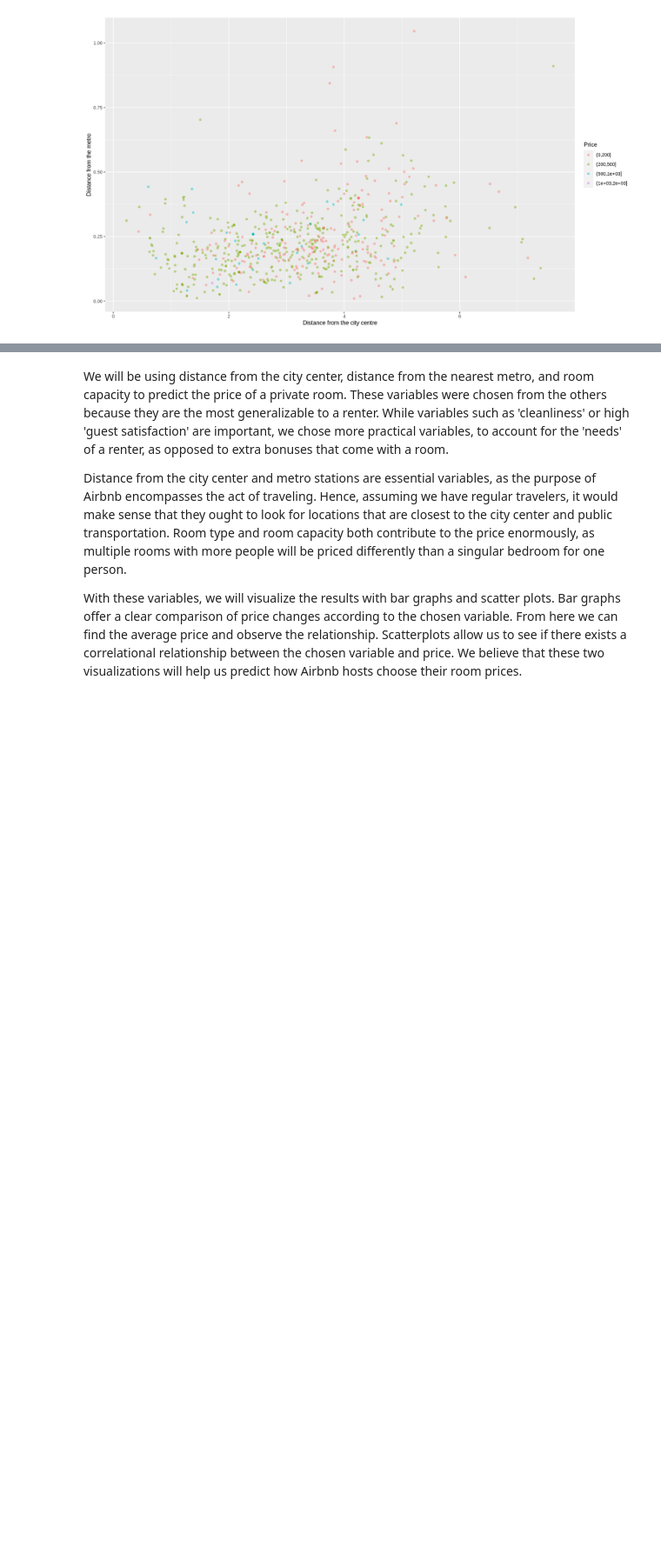
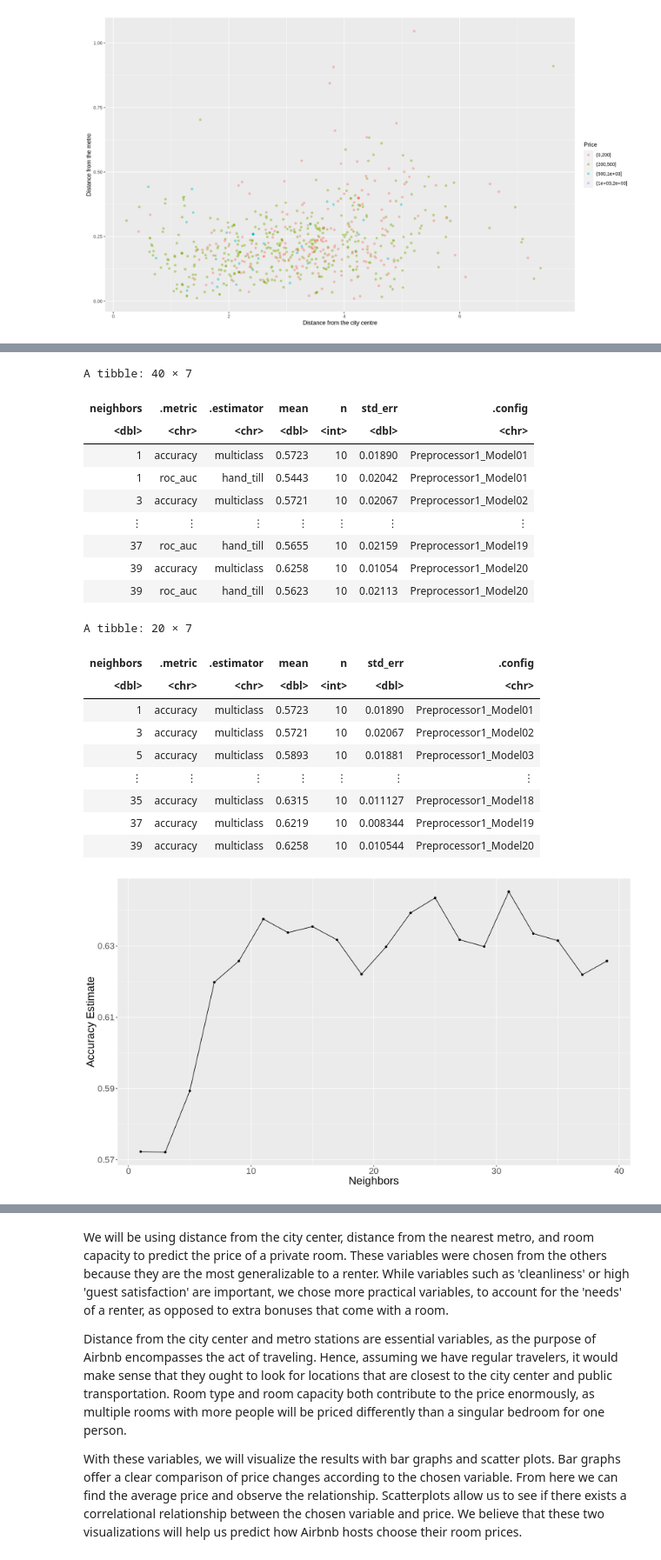
Before and after one commit to chadsc79/dsci-100-2022w2-group-7-section-005, a Jupyter notebook: dsci100_group_project_report_005.ipynb, the cells around one changed output, grey strips where cells are left out. Shown: that part at 87% size. Saved outputs shown, nothing was run; the diff lists cells and outputs as text; code cells hidden in the pictures; blank space fills up the shorter version.

```diff
--- a/dsci100_group_project_report_005.ipynb
+++ b/dsci100_group_project_report_005.ipynb
@@ -176,6 +162,6 @@ A tibble: 514 × 6
 # %%
 #pre-process the data
-paris_recipe <- recipe(realSum ~ dist + metro_dist, data = paris_train) |>
+paris_recipe <- recipe(price_range ~ dist + metro_dist, data = paris_train) |>
   step_scale(all_predictors()) |>
   step_center(all_predictors())
 
@@ -219,3 +221,24 @@ ERROR: Error in step_center(step_scale(recipe(realSum ~ dist + metro_dist, data
+A tibble: 40 × 7
+| neighbors | .metric | .estimator | mean | n | std_err | .config |
+| <dbl> | <chr> | <chr> | <dbl> | <int> | <dbl> | <chr> |
+| 1 | accuracy | multiclass | 0.5723 | 10 | 0.01890 | Preprocessor1_Model01 |
+| 1 | roc_auc | hand_till | 0.5443 | 10 | 0.02042 | Preprocessor1_Model01 |
+| 3 | accuracy | multiclass | 0.5721 | 10 | 0.02067 | Preprocessor1_Model02 |
+| ⋮ | ⋮ | ⋮ | ⋮ | ⋮ | ⋮ | ⋮ |
+| 37 | roc_auc | hand_till | 0.5655 | 10 | 0.02159 | Preprocessor1_Model19 |
+| 39 | accuracy | multiclass | 0.6258 | 10 | 0.01054 | Preprocessor1_Model20 |
+| 39 | roc_auc | hand_till | 0.5623 | 10 | 0.02113 | Preprocessor1_Model20 |
+A tibble: 20 × 7
+| neighbors | .metric | .estimator | mean | n | std_err | .config |
+| <dbl> | <chr> | <chr> | <dbl> | <int> | <dbl> | <chr> |
+| 1 | accuracy | multiclass | 0.5723 | 10 | 0.01890 | Preprocessor1_Model01 |
+| 3 | accuracy | multiclass | 0.5721 | 10 | 0.02067 | Preprocessor1_Model02 |
+| 5 | accuracy | multiclass | 0.5893 | 10 | 0.01881 | Preprocessor1_Model03 |
+| ⋮ | ⋮ | ⋮ | ⋮ | ⋮ | ⋮ | ⋮ |
+| 35 | accuracy | multiclass | 0.6315 | 10 | 0.011127 | Preprocessor1_Model18 |
+| 37 | accuracy | multiclass | 0.6219 | 10 | 0.008344 | Preprocessor1_Model19 |
+| 39 | accuracy | multiclass | 0.6258 | 10 | 0.010544 | Preprocessor1_Model20 |
+[figure, added]
 # %%
 
 knn_best_spec <- nearest_neighbor(weight_func = "rectangular", neighbors = 25) |>
```
Also changed, not shown: parts of 7 cells of this notebook.
